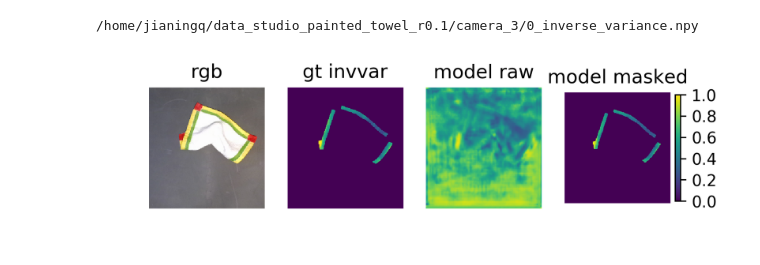
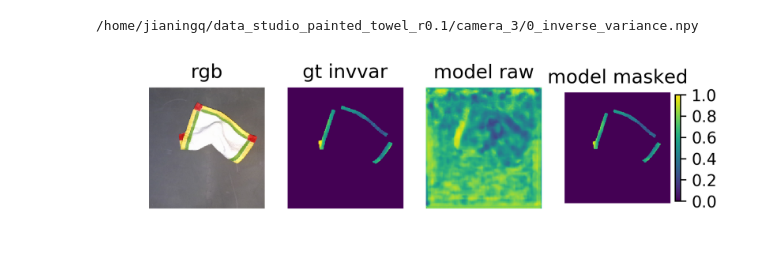
Before and after one commit to thomasweng15/cloth-region-seg-training, a Jupyter notebook: visualize.ipynb, the cells around one changed output. Cells and saved outputs as stored; diff of their text form; code cells hidden in the pictures.

```diff
--- a/visualize.ipynb
+++ b/visualize.ipynb
@@ -229,22 +229,22 @@ class Visualizer:
 # %%
 # model_id = 31
 # epoch = 120
 # # pretrained_model = "/media/ExtraDrive2/jianingq/train_runs/dbg/%d/chkpnts/dbg%d_epoch%d" % (model_id, model_id, epoch)
 # pretrained_model = "/media/ExtraDrive2/jianingq/train_runs/%d/chkpnts/%d_epoch%d" % (model_id, model_id, epoch)
 # # pretrained_model = "/media/ExtraDrive2/jianingq/models_towel/dbg2_epoch_240"
 # datapath = "/home/jianingq/data_8singleim/camera_3"
 # t = Run(model_path=pretrained_model, n_features=3)
 # v = Visualizer(datapath)
 # v.seg_output(i=0, model=t)
 
-model_id = 130
-epoch = 240
+model_id = 131
+epoch = 300
 pretrained_model = "/media/ExtraDrive2/jianingq/train_runs/%d/chkpnts/%d_epoch%d" % (model_id, model_id, epoch)
 datapath = "/home/jianingq/data_studio_painted_towel_r0.1/camera_3"
 t1 = Run(model_path=pretrained_model, n_features=1)
 v1 = Visualizer(datapath)
 v1.var_output(i=0, model=t1)
 # v1.sample_dataset()
 # %% [output]
 /home/jianingq/data_studio_painted_towel_r0.1/camera_3/0_inverse_variance.npy
-[figure, old version]
+[figure, new version]
```
